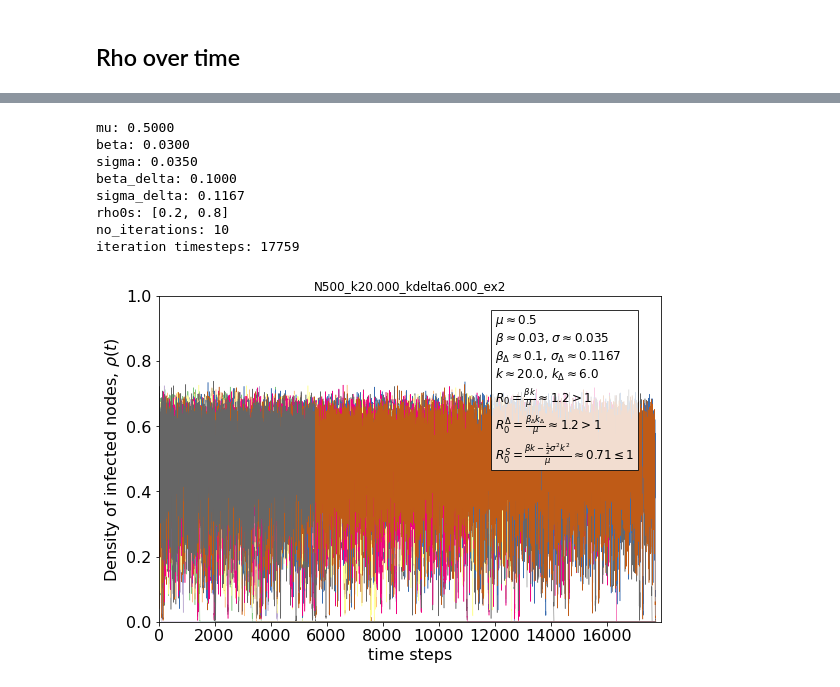
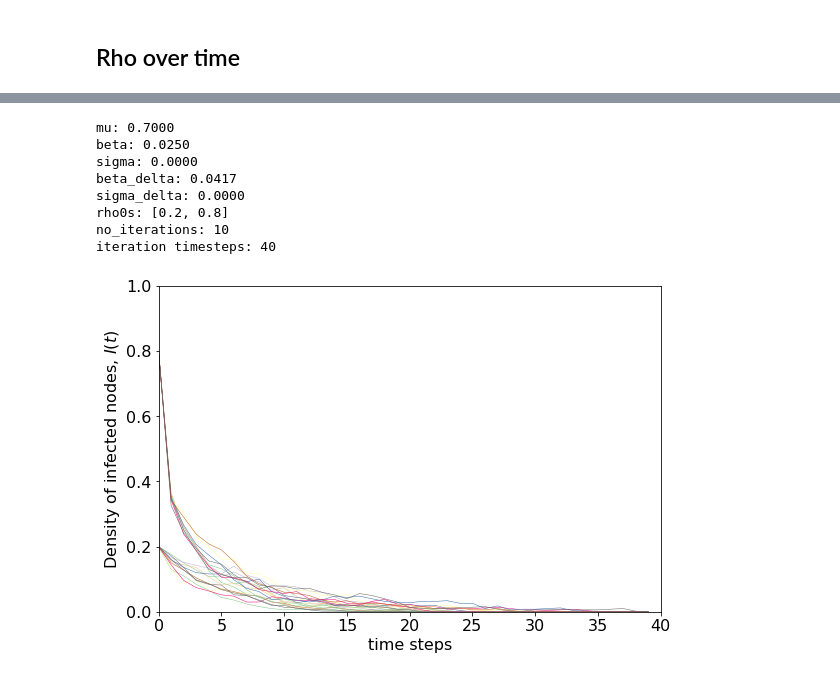
Before and after one commit to juanelas/sscm, a Jupyter notebook: stochastic_simplagion.ipynb, the cells around one changed output, grey strips where cells are left out. Saved outputs shown, nothing was run; the diff lists cells and outputs as text; code cells hidden in the pictures.

```diff
--- a/stochastic_simplagion.ipynb
+++ b/stochastic_simplagion.ipynb
@@ -28,5 +36,5 @@ Available experiments:
 # %%
-experiment = 'N500_k20.000_kdelta6.000_ex2 - lambda_slices'
+experiment = 'N500_k20.000_kdelta6.000_ex1_sigma0 - lambda_slices'
 version = 2 # either 0 (old), 1 or 2 (with stationary sigma)
 
 results, database = results_from_experiment(experiment, version)
@@ -54,14 +62,14 @@ print('rho0s: ' + str(rho0s))
 print(f'no_iterations: {no_iterations}')
 print(f'iteration timesteps: {iteration_timesteps}')
 # %% [output]
-mu: 0.5000
-beta: 0.0300
-sigma: 0.0350
-beta_delta: 0.1000
-sigma_delta: 0.1167
+mu: 0.7000
+beta: 0.0250
+sigma: 0.0000
+beta_delta: 0.0417
+sigma_delta: 0.0000
 rho0s: [0.2, 0.8]
 no_iterations: 10
-iteration timesteps: 17759
+iteration timesteps: 40
 # %%
 def stationary_mean(iteration: np.array):
   if len(iteration) > 1000 and iteration[-1] > 0:
@@ -76,6 +84,7 @@ markersizes = [7.5, 7.5, 7, 6]
 colormap = plt.cm.get_cmap('Accent')
 colors = list(colormap(np.linspace(0, 1, no_iterations)))
 round_decimals = 4
+xmin = 0
 
 fig = plt.figure(figsize=(9, 6))
 ax = plt.subplot(111)
@@ -88,51 +97,50 @@ xlim = 0
 for rho0 in rho0s:
     iterations = rhos[lambda_delta][rho0][lambda1]
     for i, iteration in enumerate(iterations):
         rho_mean = stationary_mean(iteration)
         if rho_mean:
             stationary_rho_means.append(rho_mean)
         ax.plot(x_axis, iteration, color=colors[i], ls='-', lw=.5)
         if len(iteration) > xlim:
             xlim = len(iteration)
 
 stationary_rho_mean = np.mean(stationary_rho_means)
 if stationary_rho_mean > 0:
     ax.axhline(y=stationary_rho_mean, color='r', linestyle='--', linewidth='4')
-    ax.text(x=xlim*1.01, y=stationary_rho_mean, s=str(round(stationary_rho_mean, 2)), color='red', verticalalignment='center')
+    ax.text(x=xlim*1.01, y=stationary_rho_mean, s=str(round(stationary_rho_mean, 4)), color='red', verticalalignment='center')
 
 ax.tick_params(axis='both', which='major', labelsize=16)
 ax.set_xlabel(r'time steps', size=16)
-ax.set_ylabel(r'Density of infected nodes, $\rho(t)$', size=16)
-ax.set_title(f'{experiment.split(" - lambda")[0]}')
+ax.set_ylabel(r'Density of infected nodes, $I(t)$', size=16)
+# ax.set_title(f'{experiment.split(" - lambda")[0]}')
 
-ax.set_xlim(0, xlim + round(xlim * 0.01))
+ax.set_xlim(xmin or 0, xlim)
 # ax.set_xlim(0, 100)
 ax.set_ylim(0, 1)
 
-# ax.legend(loc='best', fontsize=16)
-r0 = beta*k / mu
-r0_delta = beta_delta*k_delta / mu
-r0s = (beta * k - (sigma**2)*(k**2)/2)/mu
-textstr ='\n'.join((
-    f'$\\mu \\approx {str(round(mu, round_decimals))}$',
-    f'$\\beta \\approx {str(round(beta, round_decimals))}$' + (f', $\\sigma \\approx {str(round(sigma, round_decimals))}$' if sigma else ''),
-    f'$\\beta_{{\\Delta}} \\approx {str(round(beta_delta, round_decimals))}$' + (f', $\\sigma_{{\\Delta}} \\approx {str(round(sigma_delta, round_decimals))}$' if sigma_delta else ''),
-    f'$k \\approx {str(round(k, round_decimals))}$, $k_{{\\Delta}} \\approx {str(round(k_delta, round_decimals))}$',
-    f'$R_0 = \\frac{{\\beta k}}{{\\mu}} \\approx {str(round(r0, round_decimals))}' + (' > 1 $' if r0 > 1 else ' \leq 1 $'),
-    f'$R_0^\\Delta = \\frac{{\\beta_\\Delta k_\\Delta}}{{\\mu}} \\approx {str(round(r0_delta, round_decimals))}' + (' > 1 $' if r0_delta > 1 else ' \leq 1 $')
-))
-if sigma:
-    textstr += f'\n$R_0^S = \\frac{{\\beta k - \\frac{{1}}{{2}} \\sigma^2 k^2}}{{\\mu}} \\approx {str(round(r0s, round_decimals))}' + (' > 1 $' if r0s > 1 else ' \leq 1 $')
+# r0 = beta*k / mu
+# r0_delta = beta_delta*k_delta / mu
+# r0s = (beta * k - (sigma**2)*(k**2)/2)/mu
+# textstr ='\n'.join((
+#     f'$\\mu \\approx {str(round(mu, round_decimals))}$',
+#     f'$\\beta \\approx {str(round(beta, round_decimals))}$' + (f', $\\sigma \\approx {str(round(sigma, round_decimals))}$' if sigma else ''),
+#     f'$\\beta_{{\\Delta}} \\approx {str(round(beta_delta, round_decimals))}$' + (f', $\\sigma_{{\\Delta}} \\approx {str(round(sigma_delta, round_decimals))}$' if sigma_delta else ''),
+#     f'$k \\approx {str(round(k, round_decimals))}$, $k_{{\\Delta}} \\approx {str(round(k_delta, round_decimals))}$',
+#     f'$R_0 = \\frac{{\\beta k}}{{\\mu}} \\approx {str(round(r0, round_decimals))}' + (' > 1 $' if r0 > 1 else ' \leq 1 $'),
+#     f'$R_0^\\Delta = \\frac{{\\beta_\\Delta k_\\Delta}}{{\\mu}} \\approx {str(round(r0_delta, round_decimals))}' + (' > 1 $' if r0_delta > 1 else ' \leq 1 $')
+# ))
+# if sigma:
+#     textstr += f'\n$R_0^S = \\frac{{\\beta k - \\frac{{1}}{{2}} \\sigma^2 k^2}}{{\\mu}} \\approx {str(round(r0s, round_decimals))}' + (' > 1 $' if r0s > 1 else ' \leq 1 $')
 
 
-props = dict(boxstyle='square', facecolor='white', alpha=0.8)
-ax.text(0.67, 0.95, textstr, transform=ax.transAxes, fontsize=12, verticalalignment='top', horizontalalignment='left', bbox=props)
+# props = dict(boxstyle='square', facecolor='white', alpha=0.8)
+# ax.text(0.67, 0.95, textstr, transform=ax.transAxes, fontsize=12, verticalalignment='top', horizontalalignment='left', bbox=props)
 
 figures_dir = os.path.join(contagion_figures_dir, database)
 if not os.path.exists(figures_dir):
     os.makedirs(figures_dir)
 
 fig.savefig(os.path.join(figures_dir, f'{experiment}.pdf'))
 fig.savefig(os.path.join(figures_dir, f'{experiment}.png'))
 # %% [output]
-[figure, old version]
+[figure, new version]
```
Also changed, not shown: parts of 1 cell of this notebook, 4 other files.
